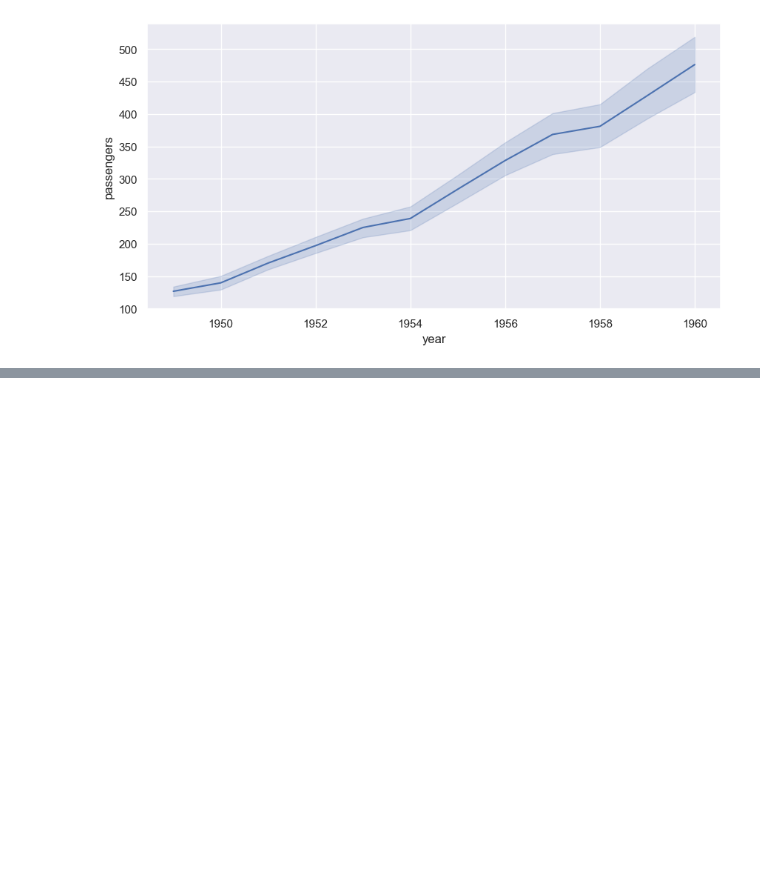
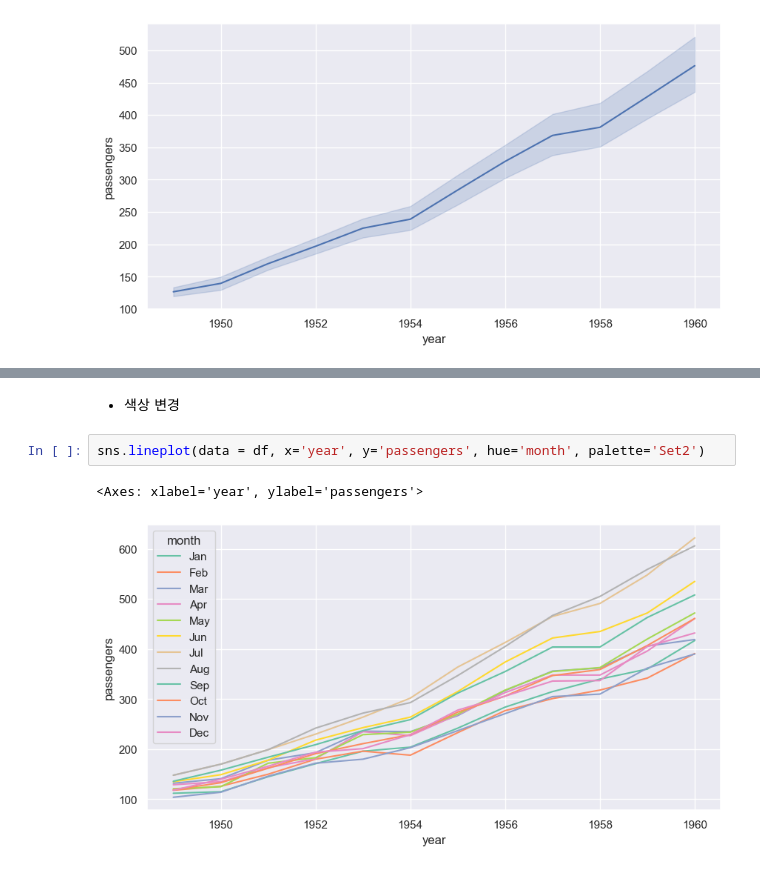
Before and after one commit to Hyeonjun-Heo/fast_campus-EDA, a Jupyter notebook: 03_데이터_시각화.ipynb, the cells around one changed output, grey strips where cells are left out. Cells and saved outputs as stored; diff of their text form; blank space fills up the shorter version.

```diff
--- a/03_데이터_시각화.ipynb
+++ b/03_데이터_시각화.ipynb
@@ -795,0 +817,7 @@ sns.lineplot(data = df, x = 'year', y = 'passengers')
+# %% [markdown]
+- 색상 변경
+# %%
+sns.lineplot(data = df, x='year', y='passengers', hue='month', palette='Set2')
+# %% [output]
+<Axes: xlabel='year', ylabel='passengers'>
+[figure, added]
```
Also changed, not shown: parts of 19 cells of this notebook.
